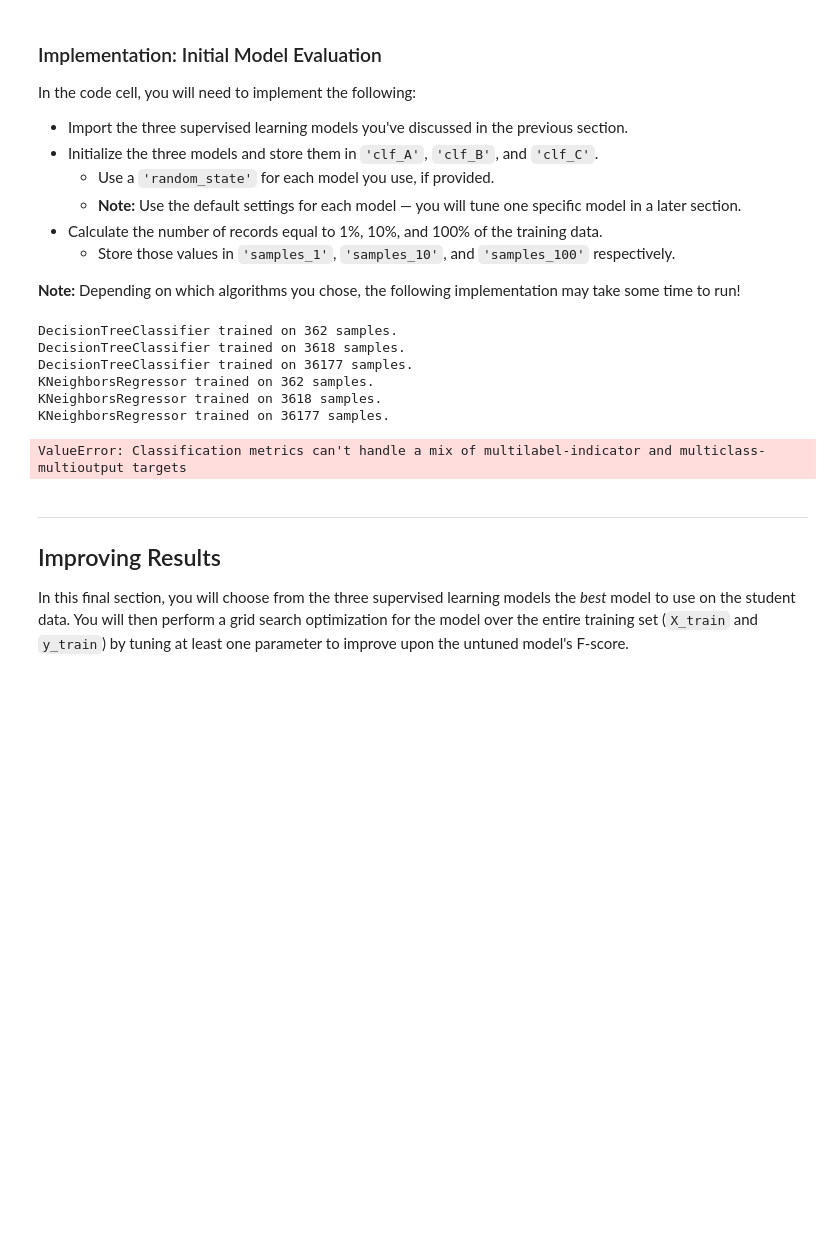
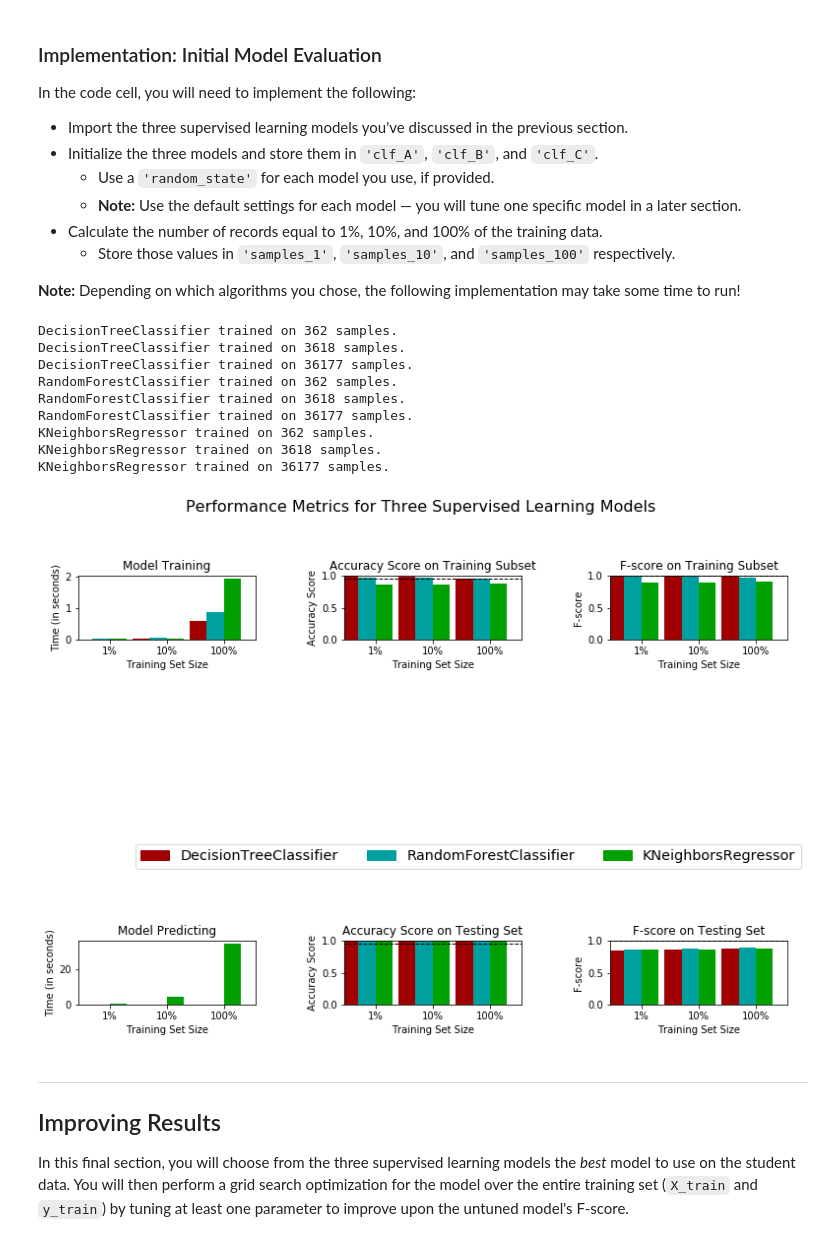
Before and after one commit to oliveira-andre/machine-learning, a Jupyter notebook: projects/finding_donors/finding_donors.ipynb, the cells around one changed output. Drawn from its saved outputs; the diff is of its cells as text; code cells hidden in the pictures; blank space fills up the shorter version.

```diff
--- a/projects/finding_donors/finding_donors.ipynb
+++ b/projects/finding_donors/finding_donors.ipynb
@@ -371,17 +371,15 @@ def train_predict(learner, sample_size, X_train, y_train, X_test, y_test):
     # TODO: Calculate the total prediction time
     results['pred_time'] = end - start
 
-
     # TODO: Compute accuracy on the first 300 training samples which is y_train[:300]
     results['acc_train'] = accuracy_score(y_train[:300].round(), predictions_train.round())
     # TODO: Compute accuracy on test set using accuracy_score()
-    results['acc_test'] = accuracy_score(y_test.round(), predictions_test.round())
 
+    results['acc_test'] = accuracy_score(y_test.round(), abs(predictions_test.round()), normalize=False)
     # TODO: Compute F-score on the the first 300 training samples using fbeta_score()
     results['f_train'] =  fbeta_score(y_train[:300].round(), predictions_train.round(), average=None, beta=0.5)
-
     # TODO: Compute F-score on the test set which is y_test
-    results['f_test'] = fbeta_score(y_test.round(), predictions_test.round(), average=None, beta=0.5)
+    results['f_test'] = fbeta_score(y_test.round(), abs(predictions_test.round()), average=None, beta=0.5)
 
     # Success
     print("{} trained on {} samples.".format(learner.__class__.__name__, sample_size))
@@ -401,44 +399,47 @@ In the code cell, you will need to implement the following:
 # %%
 # TODO: Import the three supervised learning models from sklearn
 from sklearn.tree import DecisionTreeClassifier
-from sklearn.svm import SVC
+from sklearn.ensemble import RandomForestClassifier
 from sklearn.neighbors import KNeighborsRegressor
 import numpy as np
 
 # TODO: Initialize the three models
 clf_A = DecisionTreeClassifier().fit(X_train, y_train)
-clf_B = KNeighborsRegressor().fit(X_train, y_train)
-clf_C = LinearRegression().fit(X_train, y_train)
+clf_C = KNeighborsRegressor().fit(X_train, y_train)
+clf_B = RandomForestClassifier().fit(X_train, y_train)
 
 
 
 # TODO: Calculate the number of samples for 1%, 10%, and 100% of the training data
 # HINT: samples_100 is the entire training set i.e. len(y_train)
 # HINT: samples_10 is 10% of samples_100 (ensure to set the count of the values to be `int` and not `float`)
 # HINT: samples_1 is 1% of samples_100 (ensure to set the count of the values to be `int` and not `float`)
 samples_100 = len(y_train)
 samples_10 = int(np.around(0.1*samples_100, decimals=0))
 samples_1 = int(np.around(0.01*samples_100, decimals=0))
 
 # Collect results on the learners
 results = {}
 for clf in [clf_A, clf_B, clf_C]:
     clf_name = clf.__class__.__name__
     results[clf_name] = {}
     for i, samples in enumerate([samples_1, samples_10, samples_100]):
         results[clf_name][i] = \
         train_predict(clf, samples, X_train, y_train, X_test, y_test)
 
 # Run metrics visualization for the three supervised learning models chosen
-vs.evaluate(results, accuracy, fscore)
+vs.evaluate(results, accuracy, fscore.all())
 # %% [output]
 DecisionTreeClassifier trained on 362 samples.
 DecisionTreeClassifier trained on 3618 samples.
 DecisionTreeClassifier trained on 36177 samples.
+RandomForestClassifier trained on 362 samples.
+RandomForestClassifier trained on 3618 samples.
+RandomForestClassifier trained on 36177 samples.
 KNeighborsRegressor trained on 362 samples.
 KNeighborsRegressor trained on 3618 samples.
 KNeighborsRegressor trained on 36177 samples.
-ValueError: Classification metrics can't handle a mix of multilabel-indicator and multiclass-multioutput targets
+[figure, added]
 # %% [markdown]
 ----
 ## Improving Results
```
Also changed, not shown: parts of 4 cells of this notebook.
